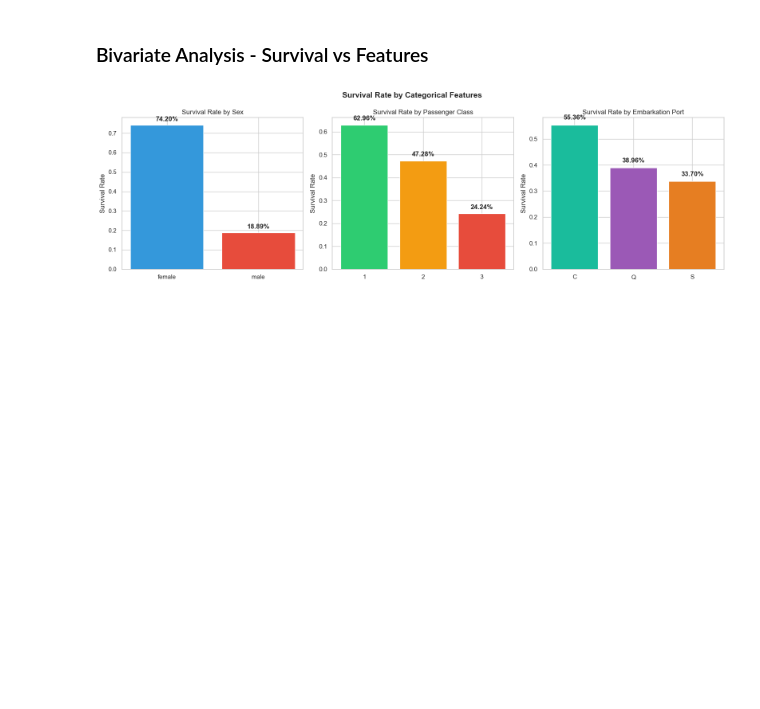
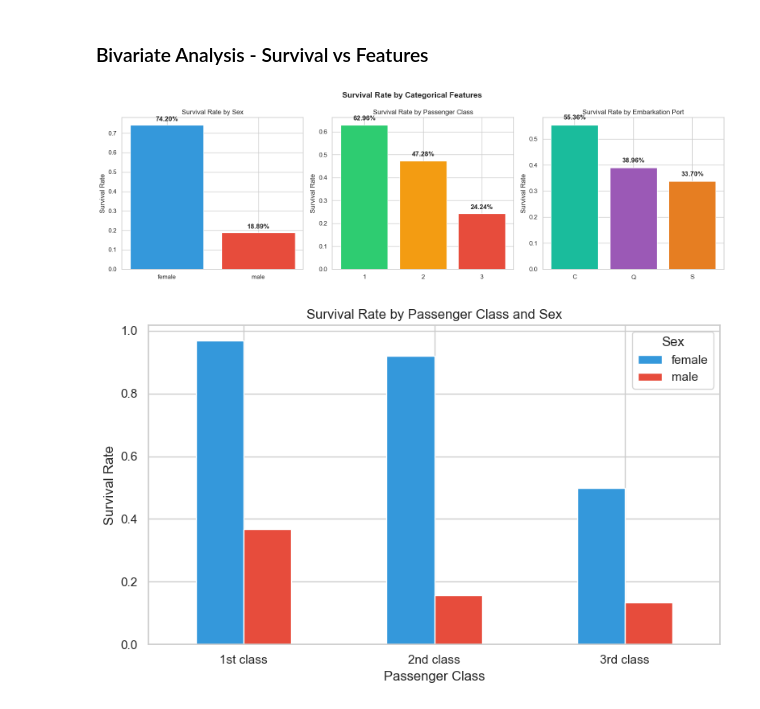
Before and after one commit to IT21314742/Titanic-Survival-Prediction, a Jupyter notebook: EDA.ipynb, the cells around one changed output. Saved outputs shown, nothing was run; the diff lists cells and outputs as text; code cells hidden in the pictures; blank space fills up the shorter version.

```diff
--- a/EDA.ipynb
+++ b/EDA.ipynb
@@ -282,12 +282,14 @@ plt.show()
 # %%
 # Survived by Gender and Pclass combined
 fig, ax = plt.subplots(figsize=(8, 5))
 survival_grouped = df.groupby(["Pclass", "Sex"])["Survived"].mean().unstack()
 survival_grouped.plot(kind="bar", ax=ax, color=["#3498db", "#e74c3c"])
-ax.set_title("Survival Rate by class ans Sex")
+ax.set_title("Survival Rate by Passenger Class and Sex")
 ax.set_ylabel("Survival Rate")
 ax.set_xlabel("Passenger Class")
 ax.set_xticklabels(["1st class", "2nd class", "3rd class"], rotation=0)
 ax.legend(title="Sex")
 plt.tight_layout()
 plt.show()
+# %% [output]
+[figure, added]
```
